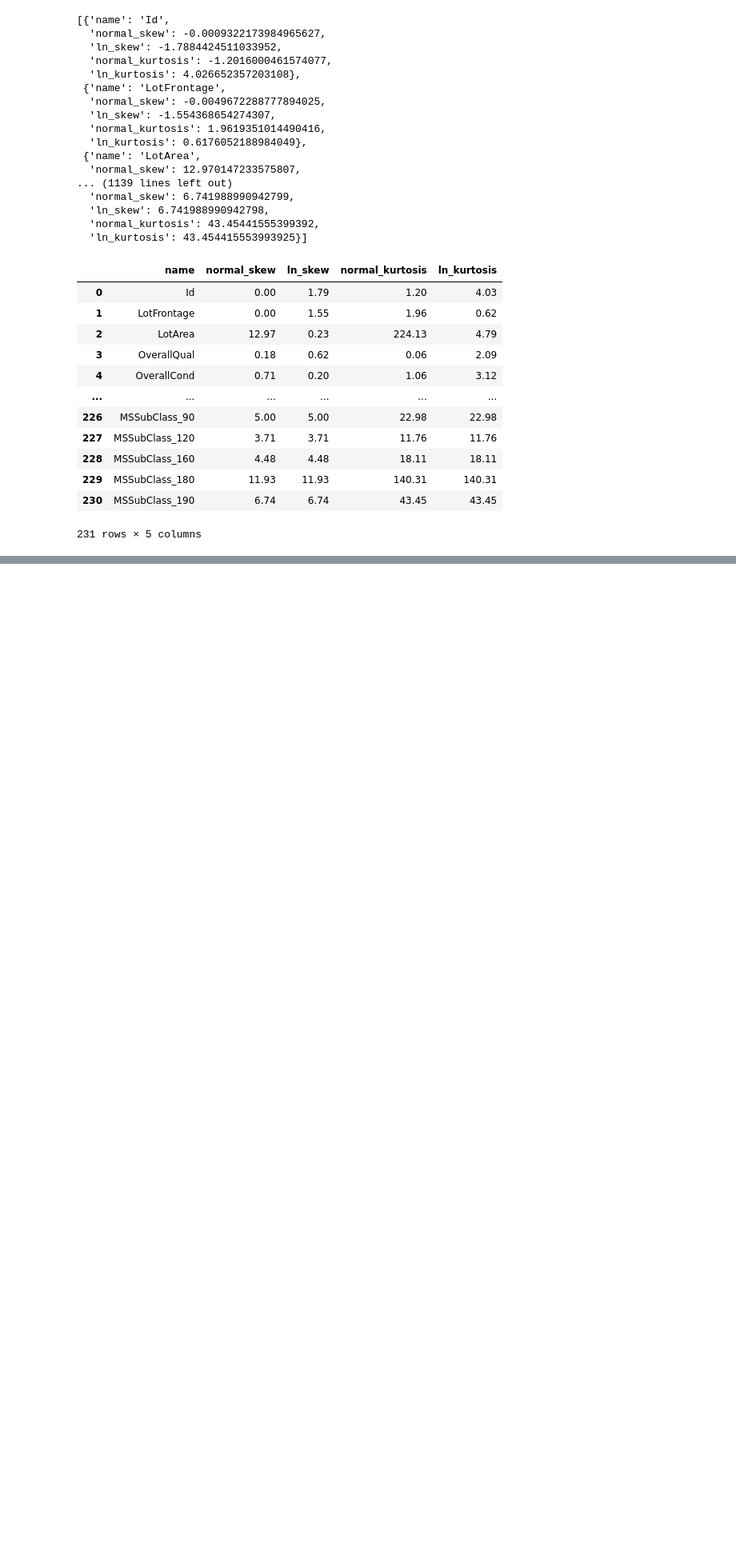
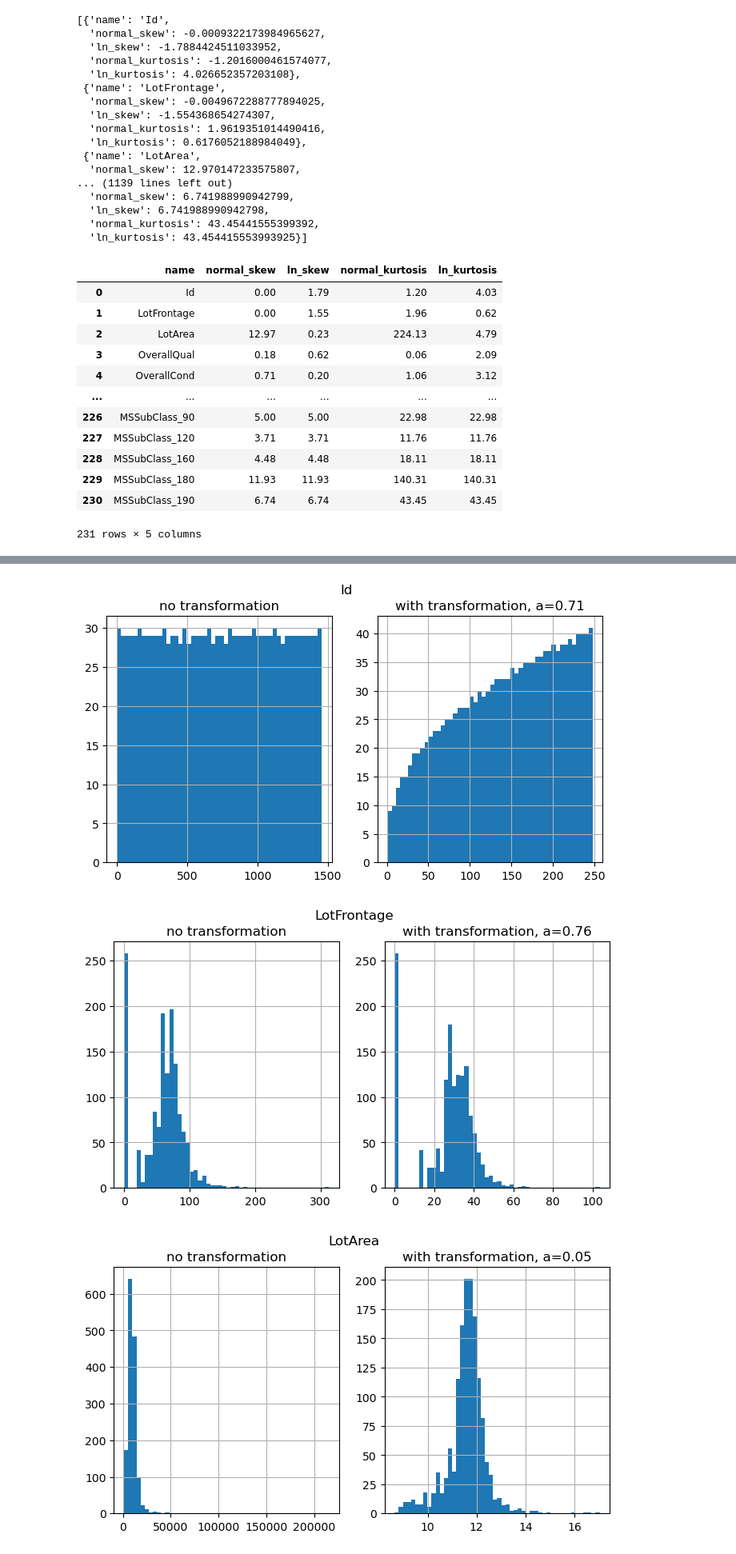
Before and after one commit to karvendhanm/kaggle, a Jupyter notebook: house_prices_prediction/ensemble_with_catboost.ipynb, the cells around one changed output, grey strips where cells are left out. Shown at 80% size. Cells and saved outputs as stored; diff of their text form; code cells hidden in the pictures; blank space fills up the shorter version.

Commit message:
boxcox transformation complete

```diff
--- a/house_prices_prediction/ensemble_with_catboost.ipynb
+++ b/house_prices_prediction/ensemble_with_catboost.ipynb
@@ -390,4 +391,7 @@ for col in df.select_dtypes(exclude='O').columns:
     coef = boxcox(df[col] + 1)[1]
     boxcox_lambdas.append({'name':col,
                           'boxcox_coef':coef})
-boxcox_lambdas = pd.DataFrame(boxcox_lambdas)
+boxcox_lambdas = pd.DataFrame(boxcox_lambdas).set_index('name')
+# %%
+uniques = df.nunique()
+boxcox_lambdas.loc[uniques.loc[uniques >= 100].index]
@@ -393,0 +416,20 @@ boxcox_lambdas = pd.DataFrame(boxcox_lambdas)
+# %%
+def lambda_comparison(col):
+
+    figs, axes = plt.subplots(1, 2, figsize=(8, 4))
+    df[col].hist(bins=50, ax=axes[0])
+    axes[0].title.set_text('no transformation')
+
+    _lambda = boxcox_lambdas.loc[col].values[0]
+    pd.Series(boxcox(df[col] + 1, _lambda)).hist(bins=50, ax=axes[1])
+    axes[1].title.set_text(f'with transformation, a={_lambda:.2f}')
+    figs.suptitle(col)
+    plt.show()
+    return None
+
+for col in boxcox_lambdas.loc[uniques.loc[uniques >= 100].index].index:
+    lambda_comparison(col)
+# %% [output]
+[figure, added]
+[figure, added]
+[figure, added]
```
Also changed, not shown: parts of 6 cells of this notebook.
